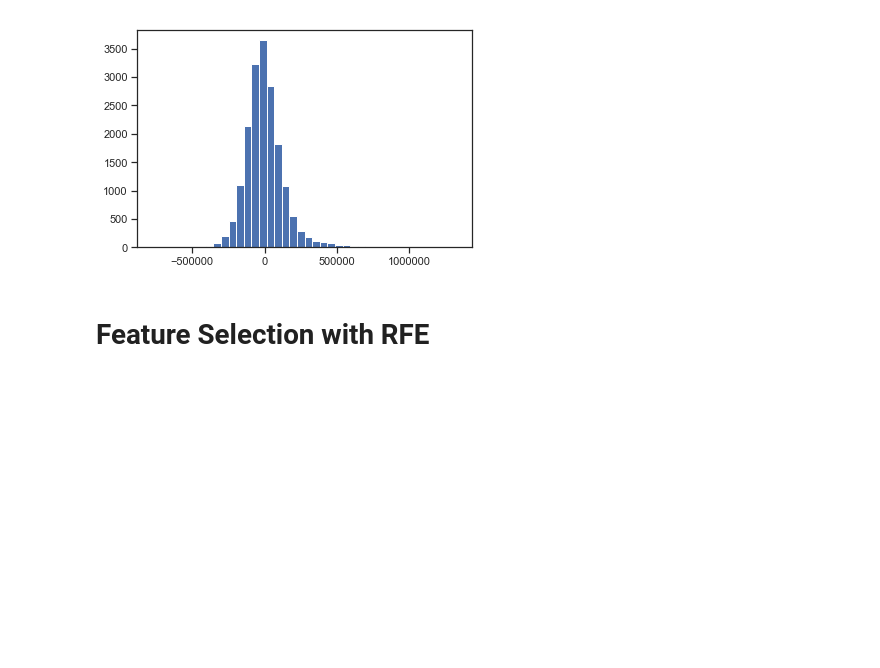
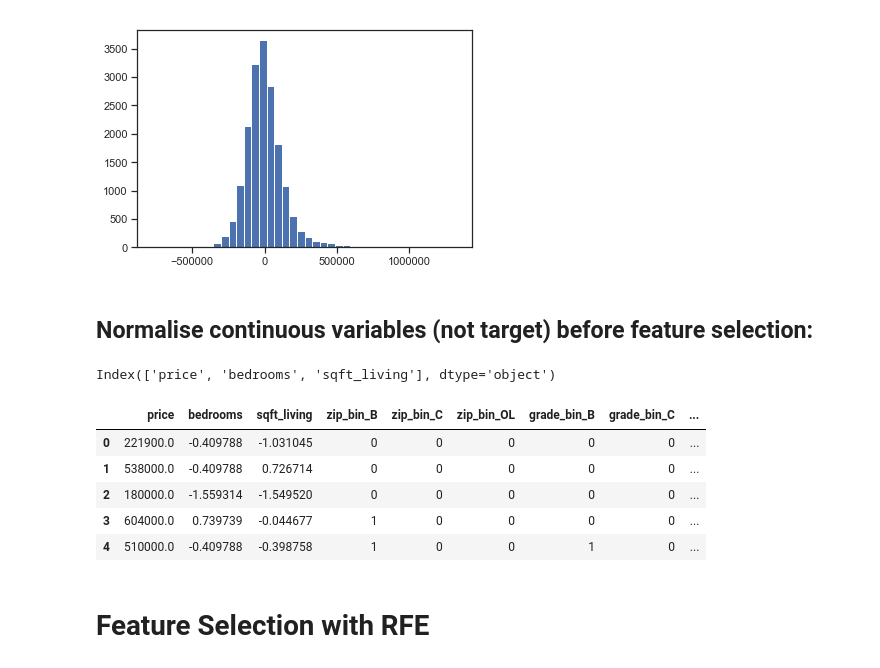
Before and after one commit to dymockb/dsc-1-final-project-online-ds-pt-100118, a Jupyter notebook: student.ipynb, the cells around one changed output. Cells and saved outputs as stored; diff of their text form; code cells hidden in the pictures; blank space fills up the shorter version.

```diff
--- a/student.ipynb
+++ b/student.ipynb
@@ -1061,3 +1061,9 @@ strong multicollinearity or other numerical problems.
 plt.hist(list(model.resid), bins=40);
 # %% [output]
 [figure]
+# %% [markdown]
+## Normalise continuous variables (not target) before feature selection:
+# %%
+model_2.columns[:3]
+# %% [output]
+Index(['price', 'bedrooms', 'sqft_living'], dtype='object')
@@ -1063,0 +1075,9 @@ plt.hist(list(model.resid), bins=40);
+# %%
+model_2_norm.head()
+# %% [output]
+|  | price | bedrooms | sqft_living | zip_bin_B | zip_bin_C | zip_bin_OL | grade_bin_B | grade_bin_C | ... |
+| 0 | 221900.0 | -0.409788 | -1.031045 | 0 | 0 | 0 | 0 | 0 | ... |
+| 1 | 538000.0 | -0.409788 | 0.726714 | 0 | 0 | 0 | 0 | 0 | ... |
+| 2 | 180000.0 | -1.559314 | -1.549520 | 0 | 0 | 0 | 0 | 0 | ... |
+| 3 | 604000.0 | 0.739739 | -0.044677 | 1 | 0 | 0 | 0 | 0 | ... |
+| 4 | 510000.0 | -0.409788 | -0.398758 | 1 | 0 | 0 | 1 | 0 | ... |
```
Also changed, not shown: parts of 8 cells of this notebook.
